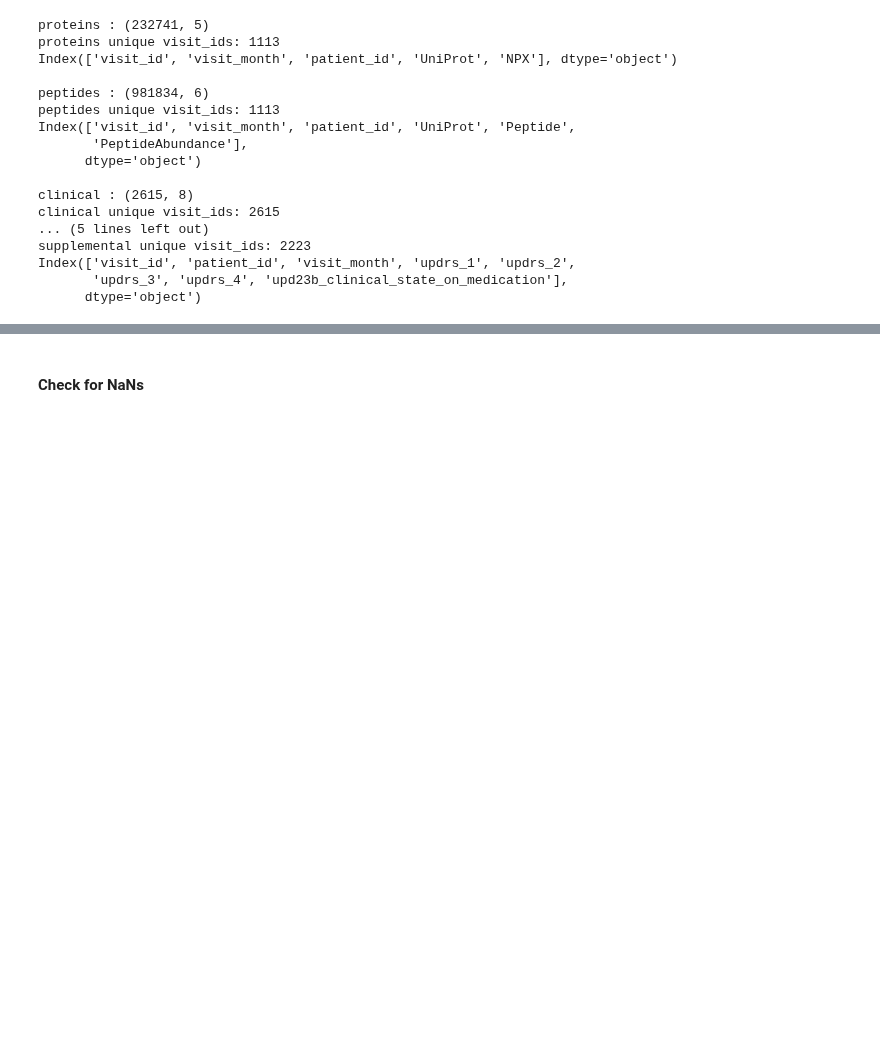
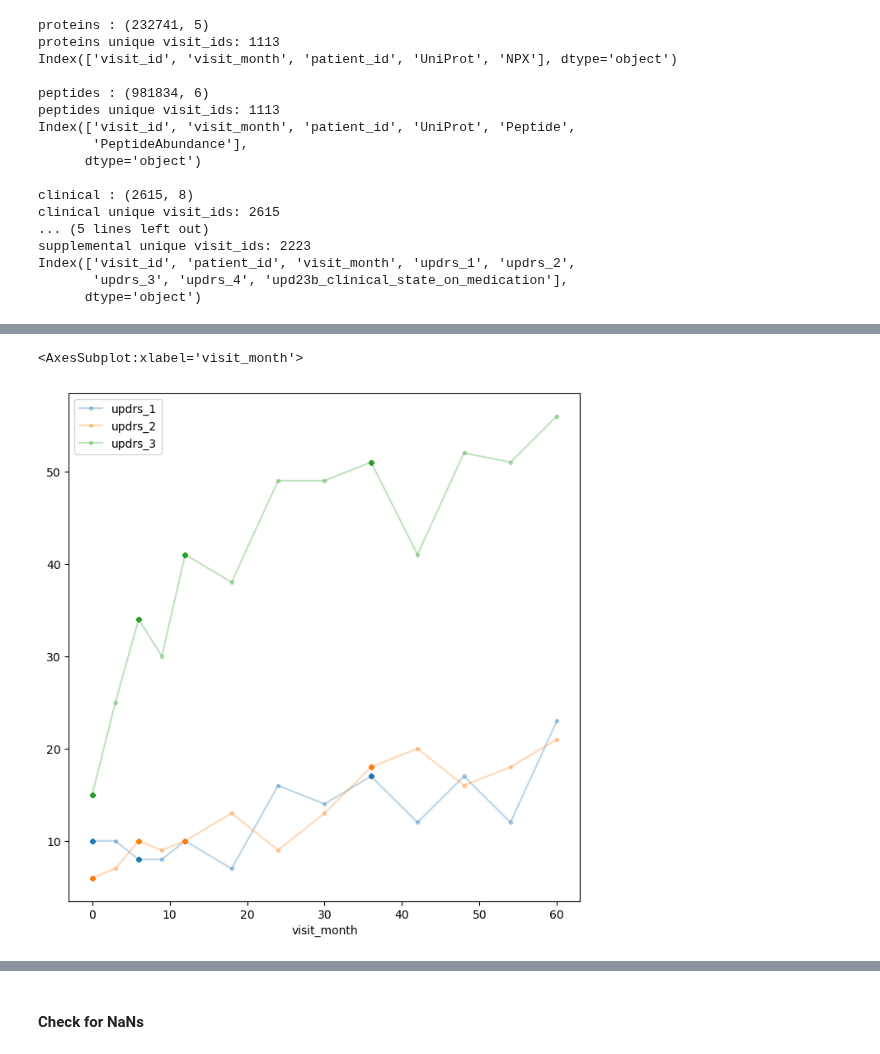
Before and after one commit to sumaniitm/AMP-parkinsons-disease-progression-prediction, a Jupyter notebook: amp-parkinson-s-disease-progression-prediction.ipynb, the cells around one changed output, grey strips where cells are left out. Saved outputs shown, nothing was run; the diff lists cells and outputs as text; code cells hidden in the pictures; blank space fills up the shorter version.

```diff
--- a/amp-parkinson-s-disease-progression-prediction.ipynb
+++ b/amp-parkinson-s-disease-progression-prediction.ipynb
@@ -145 +216,7 @@ full_training_data.head(5)
+# %%
+full_training_data[full_training_data['patient_id']==55].sort_values(by=['visit_month'],  ascending=True)\
+.plot(kind="line", x="visit_month", y=["updrs_1","updrs_2","updrs_3"], alpha=0.3, figsize=(8,8), marker=".")
+# %% [output]
+<AxesSubplot:xlabel='visit_month'>
+[figure, added]
 # %%
```
Also changed, not shown: parts of 25 cells of this notebook.
